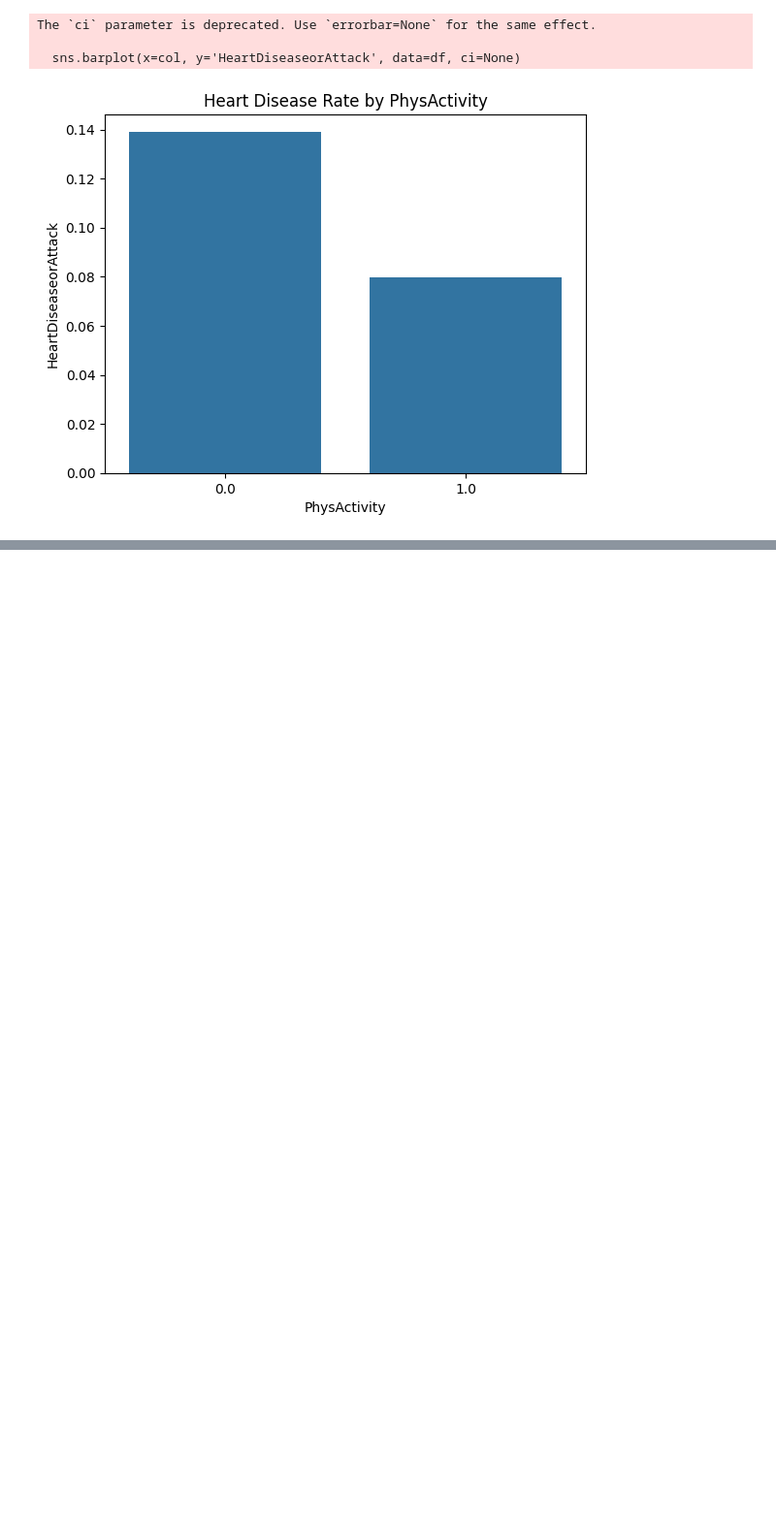
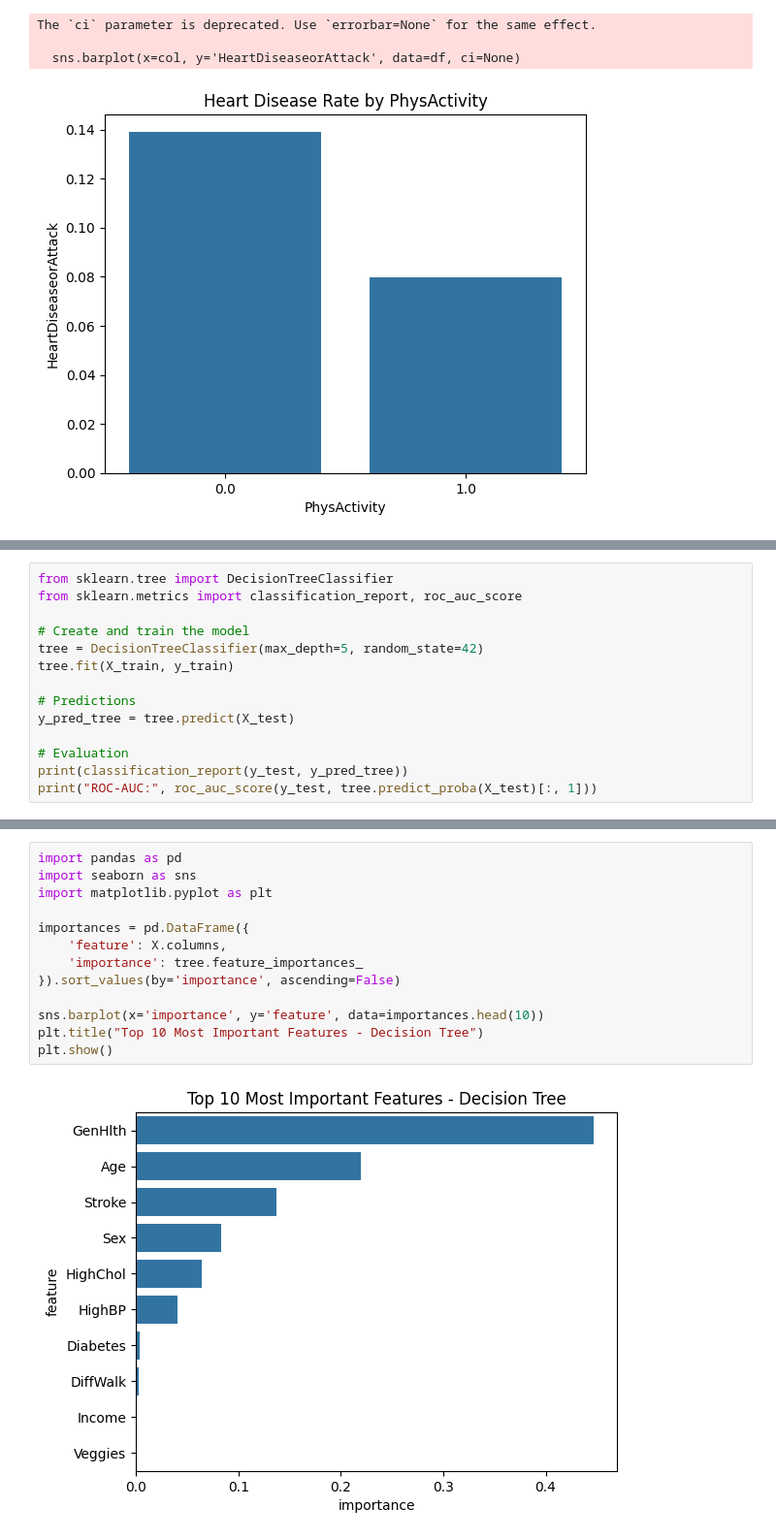
Before and after one commit to kaiarup/Data-Mining-Project, a Jupyter notebook: test.ipynb, the cells around one changed output, grey strips where cells are left out. Shown at 97% size. Saved outputs shown, nothing was run; the diff lists cells and outputs as text; blank space fills up the shorter version.

```diff
--- a/test.ipynb
+++ b/test.ipynb
@@ -136,0 +147,14 @@ ROC-AUC: 0.8455674117386858
+# %%
+from sklearn.tree import DecisionTreeClassifier
+from sklearn.metrics import classification_report, roc_auc_score
+
+# Create and train the model
+tree = DecisionTreeClassifier(max_depth=5, random_state=42)
+tree.fit(X_train, y_train)
+
+# Predictions
+y_pred_tree = tree.predict(X_test)
+
+# Evaluation
+print(classification_report(y_test, y_pred_tree))
+print("ROC-AUC:", roc_auc_score(y_test, tree.predict_proba(X_test)[:, 1]))
@@ -136,0 +172,15 @@ ROC-AUC: 0.8455674117386858
+# %%
+import pandas as pd
+import seaborn as sns
+import matplotlib.pyplot as plt
+
+importances = pd.DataFrame({
+    'feature': X.columns,
+    'importance': tree.feature_importances_
+}).sort_values(by='importance', ascending=False)
+
+sns.barplot(x='importance', y='feature', data=importances.head(10))
+plt.title("Top 10 Most Important Features - Decision Tree")
+plt.show()
+# %% [output]
+[figure, added]
```
Also changed, not shown: parts of 15 cells of this notebook.
